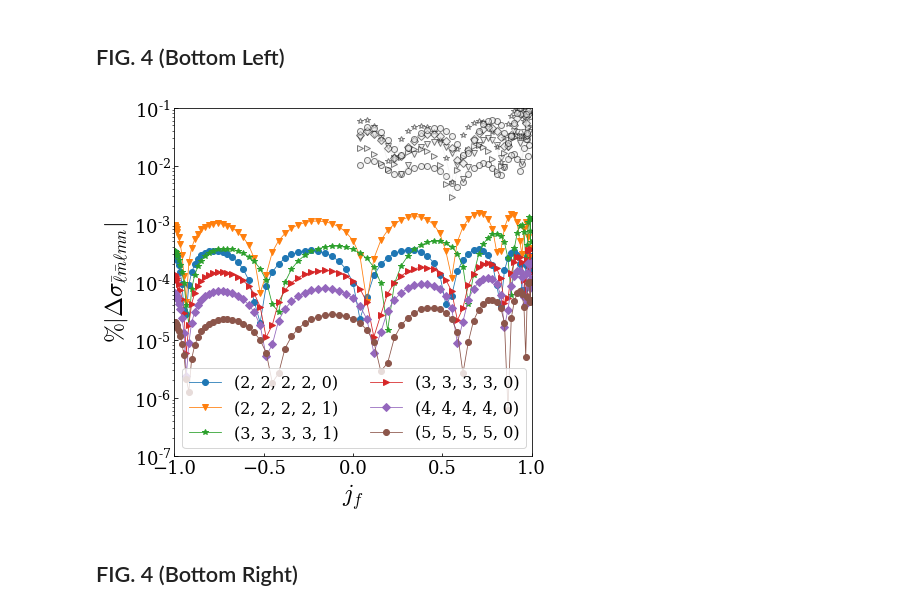
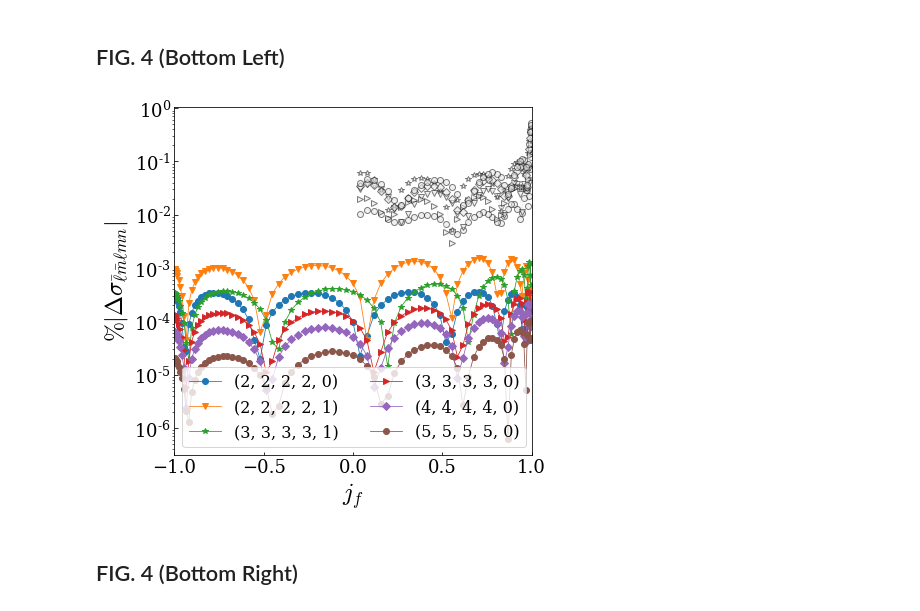
Before and after one commit to llondon6/koalas, a Jupyter notebook: docs/mvfits_paper/issues/fig4.ipynb, the cells around one changed output. Drawn from its saved outputs; the diff is of its cells as text; code cells hidden in the pictures.

```diff
--- a/docs/mvfits_paper/issues/fig4.ipynb
+++ b/docs/mvfits_paper/issues/fig4.ipynb
@@ -109,35 +109,35 @@ __res = {}
 
 for i,k in enumerate(z):
     ll,mm,l,m,n = k
     if ll==mm:
         # Get fit residual from London
         y = ysfits[k]
         res = 100*np.abs(y.scalar_range-y.eval(y.domain))/np.abs(np.mean(y.scalar_range))
 
         # Get fit residual from Berti and Klein
         y_fit = positive.ysprod14081860(jf, ll,mm, (l, m, n)).T[0]
         res2 = 100*np.abs(y.scalar_range-y_fit)/np.abs(np.mean(y.scalar_range))
 
         # Plot residuals
         p = ax.plot(jf, res, ls='-', marker=mkr[i], label=k)
         mask = jf > 0.005
         p2 = ax.plot(jf[mask], res2[mask], ls='-', marker=mkr[i], label=None, color=0.9*np.ones(3), alpha = 0.5, mec='k' )
 
 ax.tick_params(direction='in')
 ax.axhline(0,color='k',ls='--')
 ax.set_xlim( [-1,1] )
-ax.set_ylim( [1e-7,1e-1] )
+# ax.set_ylim( [1e-7,1e-1] )
 ax.set_xlabel(r'$j_f$')
 ax.set_ylabel(r'$\%|\Delta\sigma_{ \bar{\ell} \bar{m} \ell m n}|$')
 ax.legend(ncol=2,fontsize=16,frameon=True)
 ax.set_yscale('log')
 
 fig.savefig('./fig4-bottom-left.pdf', pad_inches=0.05, bbox_inches='tight')
 fig.savefig('./../issue2_ysprod_3v2.pdf', pad_inches=0.05, bbox_inches='tight')
 plt.show()
 plt.close(fig)
 # %% [output]
-[figure, old version]
+[figure, new version]
 # %% [markdown]
 ## FIG. 4 (Bottom Right)
 # %%
```
Also changed, not shown: 8 other files.
